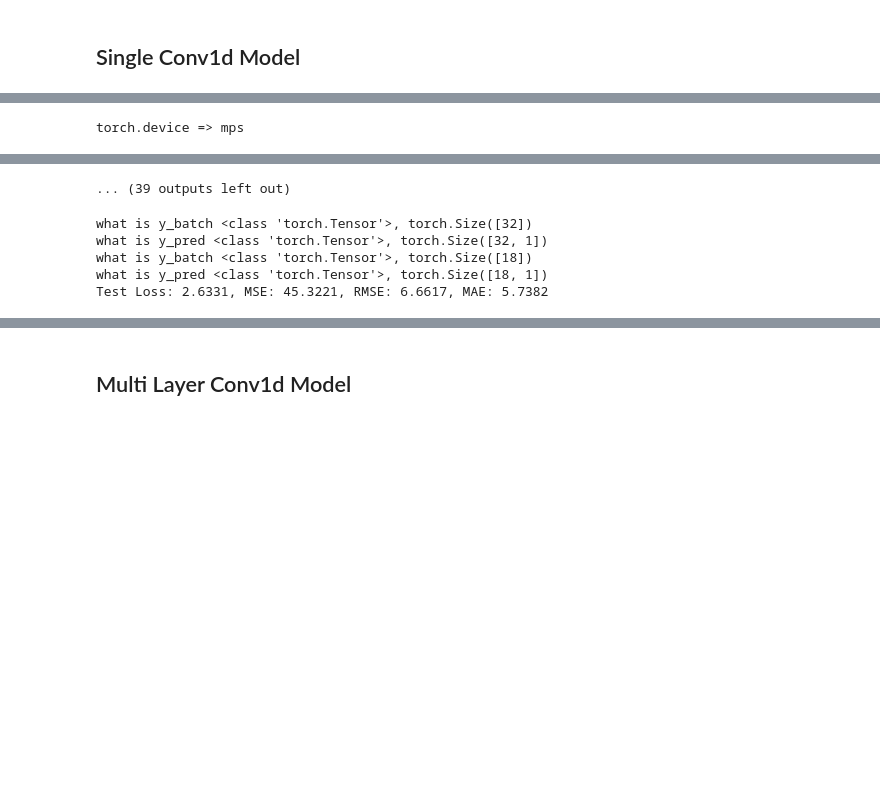
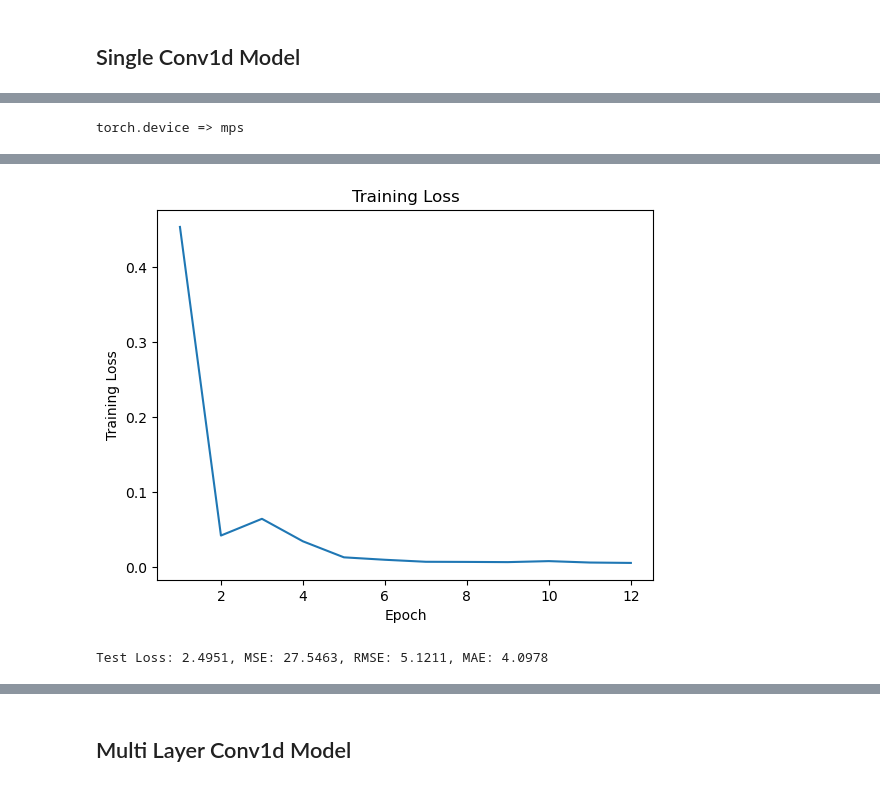
Before and after one commit to davzoku/nowcasting, a Jupyter notebook: CNN.ipynb, the cells around one changed output, grey strips where cells are left out. Drawn from its saved outputs; the diff is of its cells as text; code cells hidden in the pictures; blank space fills up the shorter version.

```diff
--- a/CNN.ipynb
+++ b/CNN.ipynb
@@ -186,31 +153,36 @@ Test Loss: 1.6561, MSE: 17.1373, RMSE: 3.3766, MAE: 2.9087
 # %%
-batch_size=32
+batch_size=18
 
-# train and test dataloaders for lookback=6, lookahead=1
+# train and test dataloaders for lookback=12, lookahead=1
 lookback=12
 lookahead=1
 learning_rate = 0.001
 n_features = 15
 num_epochs = 200
 
-train_dataloader2 = WindowGenerator(X_train, y_train,
+total_dataloader12 = WindowGenerator(X_total, y_total,
                                   lookback=lookback,
                                   lookahead=lookahead,
                                   batch_size=batch_size).make_dataloader()
 
-test_dataloader2 = WindowGenerator(X_test, y_test,
+train_dataloader12 = WindowGenerator(X_train, y_train,
+                                  lookback=lookback,
+                                  lookahead=lookahead,
+                                  batch_size=batch_size).make_dataloader()
+
+test_dataloader12 = WindowGenerator(X_test, y_test,
                                  lookback=lookback,
                                  lookahead=lookahead,
                                  batch_size=batch_size).make_dataloader()
 
 # Initialize the model and the optimizer
-model_single2 = CNN_1D(n_features, lookback, layers ="single")
-model_single2.set_device()
+model_single12 = CNN_1D(n_features, lookback, layers ="single")
+model_single12.set_device()
 criterion = nn.MSELoss()
-optimizer = optim.Adam(model_single2.parameters(), lr=learning_rate)
+optimizer = optim.Adam(model_single12.parameters(), lr=learning_rate)
 
 
-model_single2.fit(train_dataloader2, test_dataloader2, num_epochs,
-                    criterion, optimizer, min_delta=1e-4, patience=200)
+model_single12.fit(train_dataloader12, test_dataloader12, num_epochs,
+                    criterion, optimizer, min_delta=1e-4, patience=10)
 # %% [output]
 torch.device => mps
@@ -252,9 +203,5 @@ Epoch 34/200, Loss: 0.0110 Val loss:2.5039
-... (39 outputs left out)
+[figure, added]
 # %%
-model_single2.evaluate(test_dataloader2, criterion, y_scaler)
+model_single12.evaluate(test_dataloader12, criterion, y_scaler)
 # %% [output]
-what is y_batch <class 'torch.Tensor'>, torch.Size([32])
-what is y_pred <class 'torch.Tensor'>, torch.Size([32, 1])
-what is y_batch <class 'torch.Tensor'>, torch.Size([18])
-what is y_pred <class 'torch.Tensor'>, torch.Size([18, 1])
-Test Loss: 2.6331, MSE: 45.3221, RMSE: 6.6617, MAE: 5.7382
+Test Loss: 2.4951, MSE: 27.5463, RMSE: 5.1211, MAE: 4.0978
```
Also changed, not shown: parts of 34 cells of this notebook, 4 other files.
